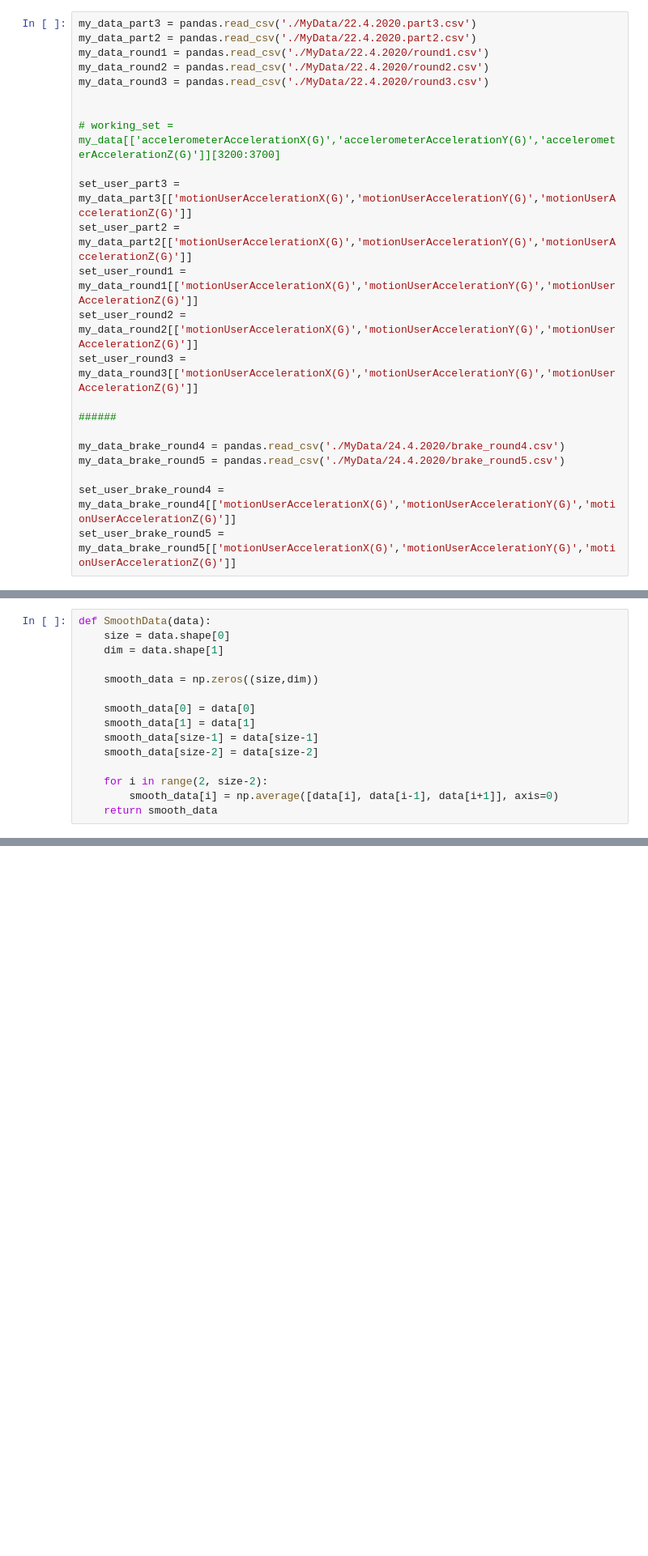
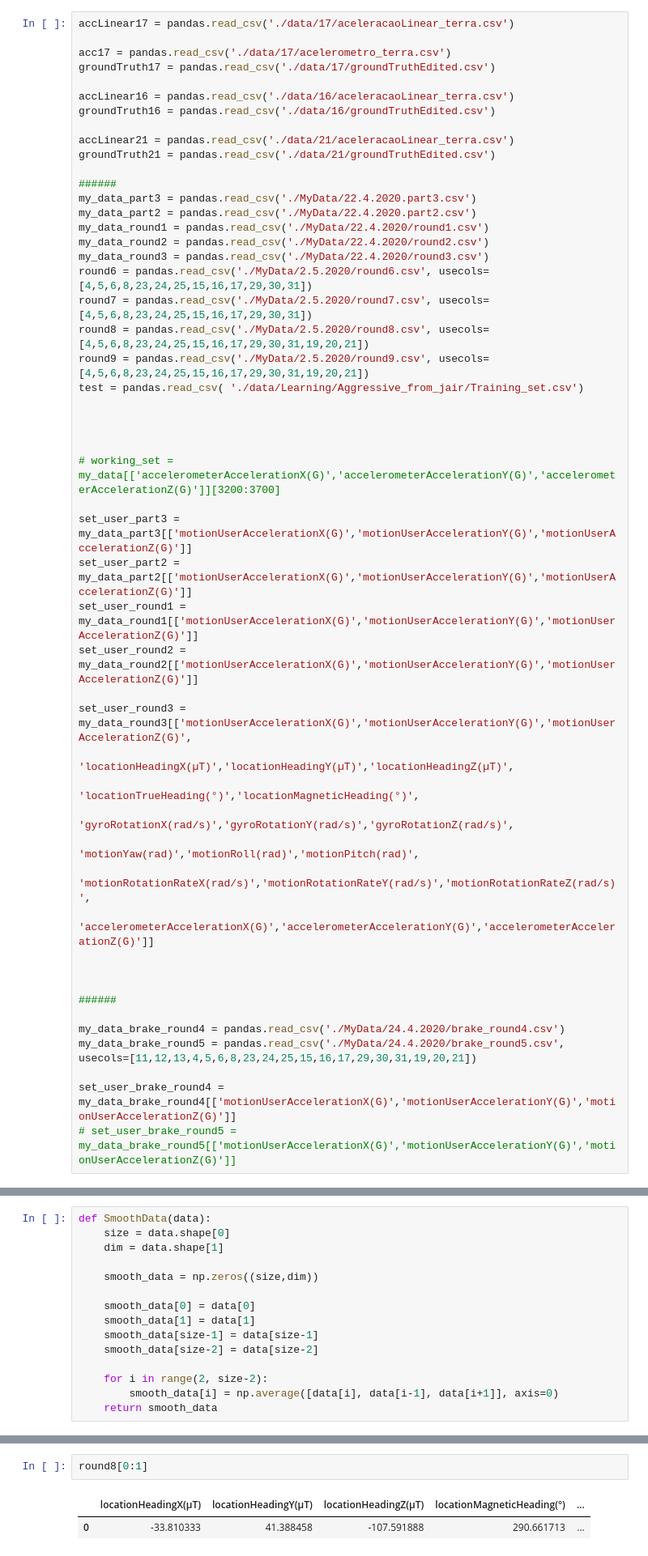
Before and after one commit to Nimtaa/Noisy, a Jupyter notebook: Graphing.ipynb, the cells around one changed output, grey strips where cells are left out. Shown at 81% size. Saved outputs shown, nothing was run; the diff lists cells and outputs as text; blank space fills up the shorter version.

```diff
--- a/Graphing.ipynb
+++ b/Graphing.ipynb
@@ -9,11 +9,30 @@ import random
 from datetime import datetime
 from datetime import timedelta
 # %%
+accLinear17 = pandas.read_csv('./data/17/aceleracaoLinear_terra.csv')
+
+acc17 = pandas.read_csv('./data/17/acelerometro_terra.csv')
+groundTruth17 = pandas.read_csv('./data/17/groundTruthEdited.csv')
+
+accLinear16 = pandas.read_csv('./data/16/aceleracaoLinear_terra.csv')
+groundTruth16 = pandas.read_csv('./data/16/groundTruthEdited.csv')
+
+accLinear21 = pandas.read_csv('./data/21/aceleracaoLinear_terra.csv')
+groundTruth21 = pandas.read_csv('./data/21/groundTruthEdited.csv')
+
+######
 my_data_part3 = pandas.read_csv('./MyData/22.4.2020.part3.csv')
 my_data_part2 = pandas.read_csv('./MyData/22.4.2020.part2.csv')
 my_data_round1 = pandas.read_csv('./MyData/22.4.2020/round1.csv')
 my_data_round2 = pandas.read_csv('./MyData/22.4.2020/round2.csv')
 my_data_round3 = pandas.read_csv('./MyData/22.4.2020/round3.csv')
+round6 = pandas.read_csv('./MyData/2.5.2020/round6.csv', usecols=[4,5,6,8,23,24,25,15,16,17,29,30,31])
+round7 = pandas.read_csv('./MyData/2.5.2020/round7.csv', usecols=[4,5,6,8,23,24,25,15,16,17,29,30,31])
+round8 = pandas.read_csv('./MyData/2.5.2020/round8.csv', usecols=[4,5,6,8,23,24,25,15,16,17,29,30,31,19,20,21])
+round9 = pandas.read_csv('./MyData/2.5.2020/round9.csv', usecols=[4,5,6,8,23,24,25,15,16,17,29,30,31,19,20,21])
+test = pandas.read_csv( './data/Learning/Aggressive_from_jair/Training_set.csv')
+
+
 
 
 # working_set = my_data[['accelerometerAccelerationX(G)','accelerometerAccelerationY(G)','accelerometerAccelerationZ(G)']][3200:3700]
@@ -22,12 +41,21 @@ set_user_part3 = my_data_part3[['motionUserAccelerationX(G)','motionUserAccelera
 set_user_part2 = my_data_part2[['motionUserAccelerationX(G)','motionUserAccelerationY(G)','motionUserAccelerationZ(G)']]
 set_user_round1 = my_data_round1[['motionUserAccelerationX(G)','motionUserAccelerationY(G)','motionUserAccelerationZ(G)']]
 set_user_round2 = my_data_round2[['motionUserAccelerationX(G)','motionUserAccelerationY(G)','motionUserAccelerationZ(G)']]
-set_user_round3 = my_data_round3[['motionUserAccelerationX(G)','motionUserAccelerationY(G)','motionUserAccelerationZ(G)']]
+
+set_user_round3 = my_data_round3[['motionUserAccelerationX(G)','motionUserAccelerationY(G)','motionUserAccelerationZ(G)',
+                                 'locationHeadingX(µT)','locationHeadingY(µT)','locationHeadingZ(µT)',
+                                 'locationTrueHeading(°)','locationMagneticHeading(°)',
+                                 'gyroRotationX(rad/s)','gyroRotationY(rad/s)','gyroRotationZ(rad/s)',
+                                 'motionYaw(rad)','motionRoll(rad)','motionPitch(rad)',
+                                 'motionRotationRateX(rad/s)','motionRotationRateY(rad/s)','motionRotationRateZ(rad/s)',
+                                 'accelerometerAccelerationX(G)','accelerometerAccelerationY(G)','accelerometerAccelerationZ(G)']]
+
+
 
 ######
 
 my_data_brake_round4 = pandas.read_csv('./MyData/24.4.2020/brake_round4.csv')
-my_data_brake_round5 = pandas.read_csv('./MyData/24.4.2020/brake_round5.csv')
+my_data_brake_round5 = pandas.read_csv('./MyData/24.4.2020/brake_round5.csv',  usecols=[11,12,13,4,5,6,8,23,24,25,15,16,17,29,30,31,19,20,21])
 
 set_user_brake_round4 = my_data_brake_round4[['motionUserAccelerationX(G)','motionUserAccelerationY(G)','motionUserAccelerationZ(G)']]
-set_user_brake_round5 = my_data_brake_round5[['motionUserAccelerationX(G)','motionUserAccelerationY(G)','motionUserAccelerationZ(G)']]
+# set_user_brake_round5 = my_data_brake_round5[['motionUserAccelerationX(G)','motionUserAccelerationY(G)','motionUserAccelerationZ(G)']]
@@ -124,0 +369,5 @@ py.offline.plot(fig, filename='brake_acc_test_data')
+# %%
+round8[0:1]
+# %% [output]
+|  | locationHeadingX(µT) | locationHeadingY(µT) | locationHeadingZ(µT) | locationMagneticHeading(°) | ... |
+| 0 | -33.810333 | 41.388458 | -107.591888 | 290.661713 | ... |
```
Also changed, not shown: parts of 36 cells of this notebook, 12 other files.
